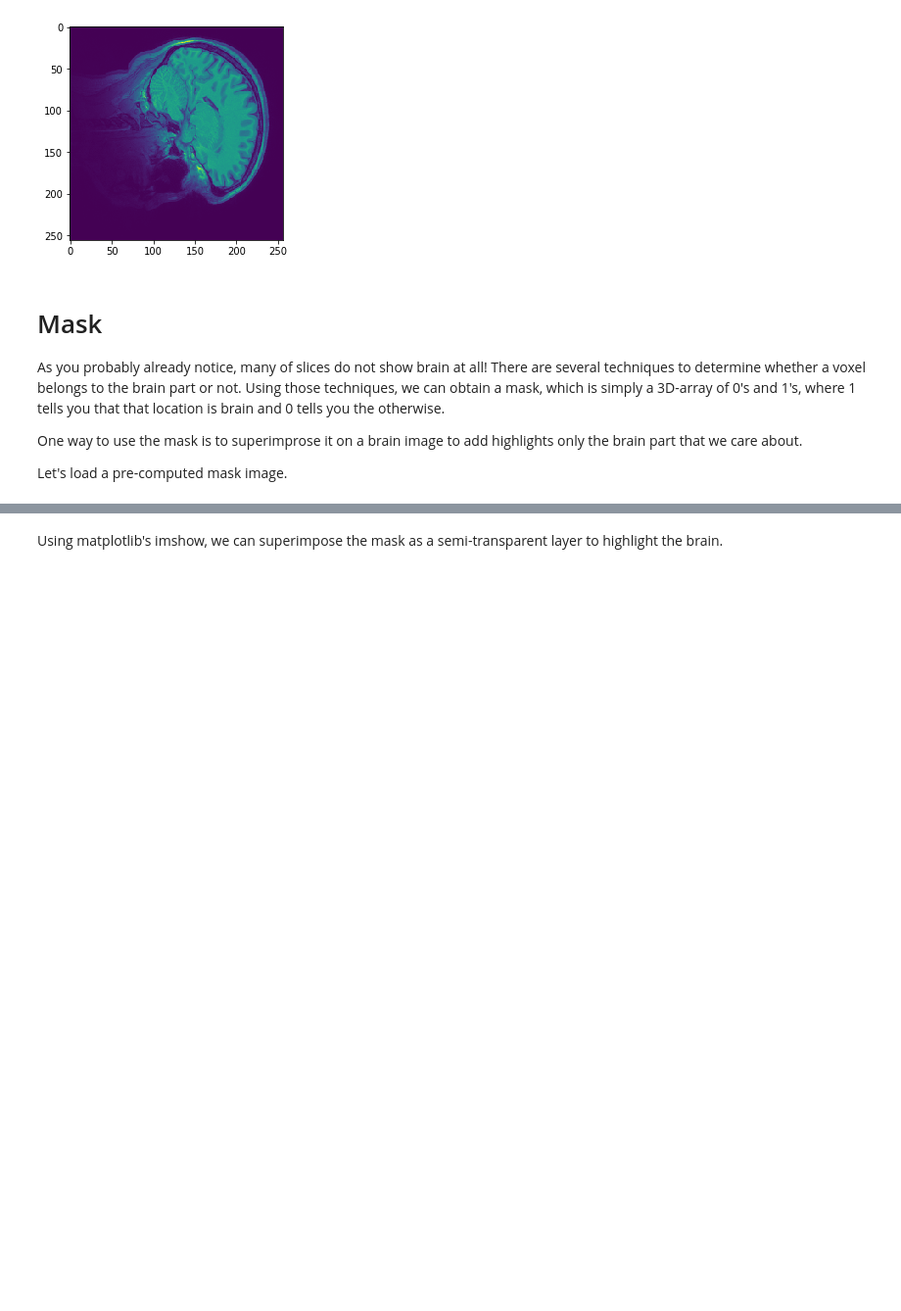
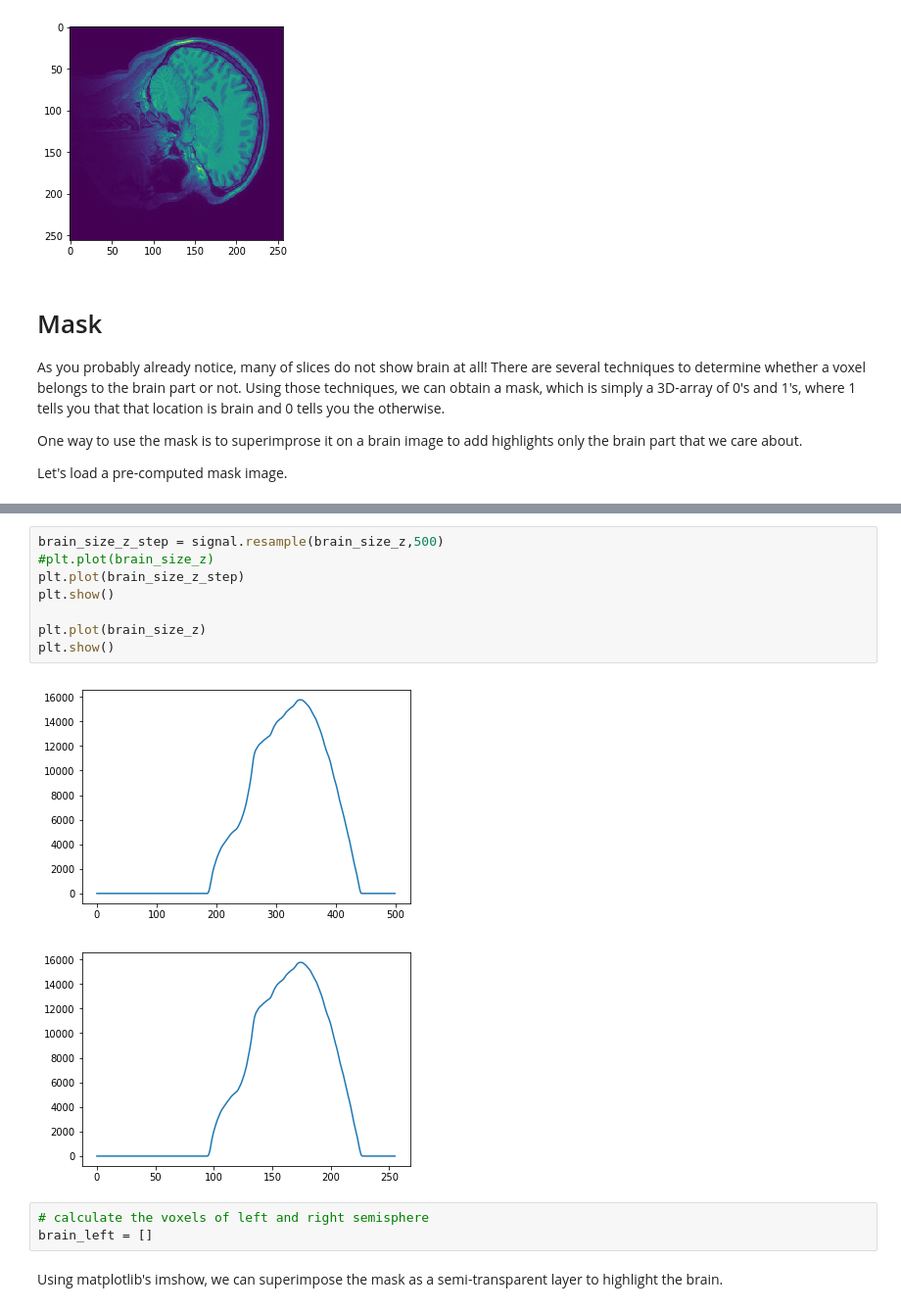
Before and after one commit to knights207210/bai-book, a Jupyter notebook: content/labs/lab-image/index.ipynb, the cells around one changed output, grey strips where cells are left out. Shown at 98% size. Saved outputs shown, nothing was run; the diff lists cells and outputs as text; blank space fills up the shorter version.

```diff
--- a/content/labs/lab-image/index.ipynb
+++ b/content/labs/lab-image/index.ipynb
@@ -81,3 +140,17 @@ mask = nib.load('./mask.nii.gz')
+# %%
+brain_size_z_step = signal.resample(brain_size_z,500)
+#plt.plot(brain_size_z)
+plt.plot(brain_size_z_step)
+plt.show()
+
+plt.plot(brain_size_z)
+plt.show()
+# %% [output]
+[figure, added]
+[figure, added]
+# %%
+# calculate the voxels of left and right semisphere
+brain_left = []
 # %% [markdown]
 Using matplotlib's imshow, we can superimpose the mask as a semi-transparent layer to highlight the brain.
 # %%
```
Also changed, not shown: parts of 4 cells of this notebook, 38 other files.
